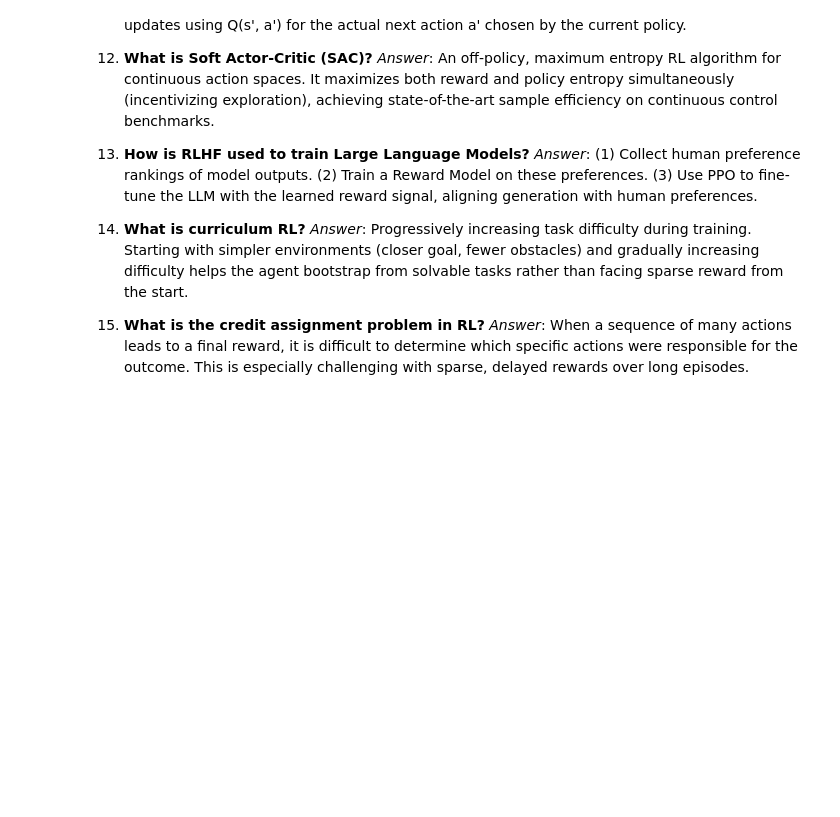
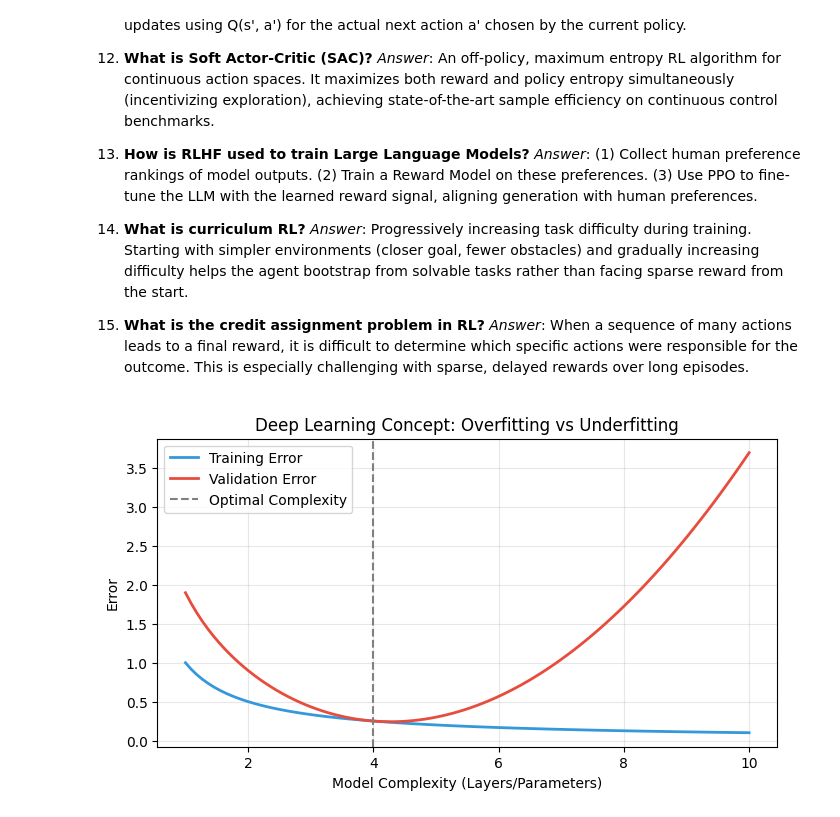
Before and after one commit to rat-it/MyAI, a Jupyter notebook: DL/Reinforcement_Learning.ipynb, the cells around one changed output. Saved outputs shown, nothing was run; the diff lists cells and outputs as text; code cells hidden in the pictures; blank space fills up the shorter version.

```diff
--- a/DL/Reinforcement_Learning.ipynb
+++ b/DL/Reinforcement_Learning.ipynb
@@ -208,3 +257,23 @@ print("PPO Actor-Critic and clipped loss defined.")
 
 15. **What is the credit assignment problem in RL?**
     *Answer*: When a sequence of many actions leads to a final reward, it is difficult to determine which specific actions were responsible for the outcome. This is especially challenging with sparse, delayed rewards over long episodes.
+# %%
+import matplotlib.pyplot as plt
+import numpy as np
+
+# Generic Concept Visualization: Model Complexity vs Error
+capacity = np.linspace(1, 10, 100)
+train_error = 1 / capacity
+val_error = 1/capacity + 0.1 * (capacity - 4)**2
+
+plt.figure(figsize=(8, 4))
+plt.plot(capacity, train_error, label='Training Error', color='#3498db', lw=2)
+plt.plot(capacity, val_error, label='Validation Error', color='#e74c3c', lw=2)
+plt.axvline(4, color='gray', linestyle='dashed', label='Optimal Complexity')
+plt.title('Deep Learning Concept: Overfitting vs Underfitting')
+plt.xlabel('Model Complexity (Layers/Parameters)')
+plt.ylabel('Error')
+plt.legend(); plt.grid(True, alpha=0.3)
+plt.show()
+# %% [output]
+[figure, added]
```
Also changed, not shown: parts of 3 cells of this notebook, 30 other files.
